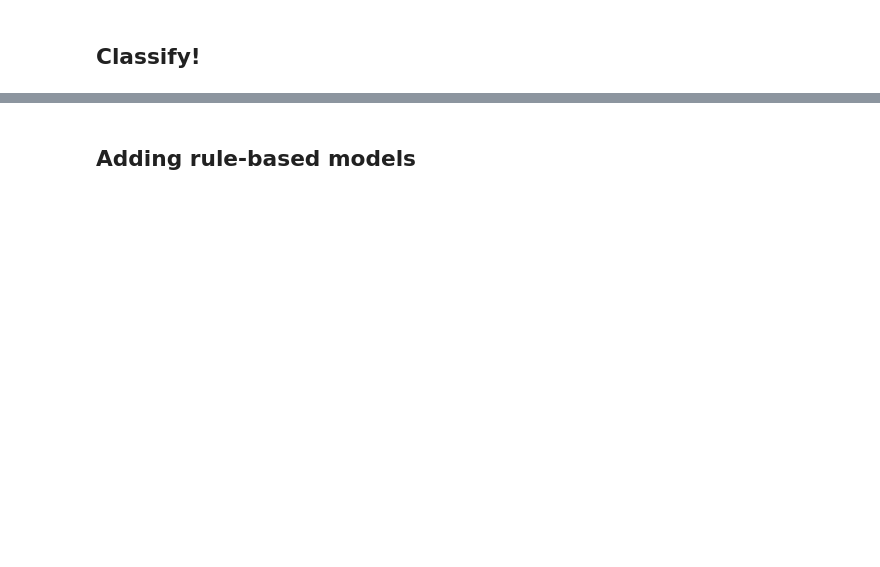
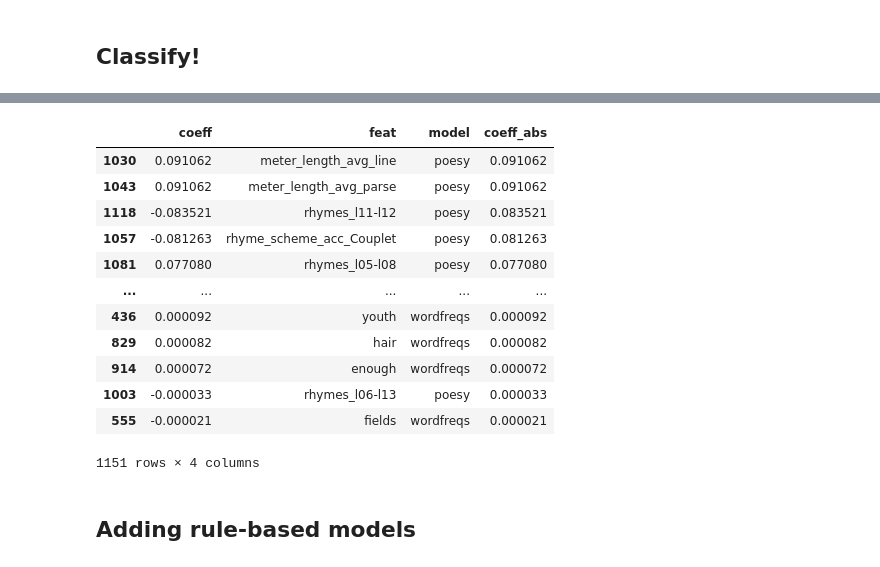
Before and after one commit to quadrismegistus/sonnetproject, a Jupyter notebook: Step3-CompareModels.ipynb, the cells around one changed output, grey strips where cells are left out. Drawn from its saved outputs; the diff is of its cells as text; code cells hidden in the pictures; blank space fills up the shorter version.

```diff
--- a/Step3-CompareModels.ipynb
+++ b/Step3-CompareModels.ipynb
@@ -188,4 +202,4 @@ for name,df in name2df.items():
             d_feats={'feat':feat,'model':name,'coeff':coef}
             ld_feats+=[d_feats]
 df_feats=pd.DataFrame(ld_feats)
-df_feats['abs(coeff)']=df_feats['coeff'].abs()
+df_feats['coeff_abs']=df_feats['coeff'].abs()
@@ -198,3 +231,20 @@ df_feats
+# %%
+# Most to least predictive features
+df_feats.sort_values('coeff_abs',ascending=False)
+# %% [output]
+|  | coeff | feat | model | coeff_abs |
+| 1030 | 0.091062 | meter_length_avg_line | poesy | 0.091062 |
+| 1043 | 0.091062 | meter_length_avg_parse | poesy | 0.091062 |
+| 1118 | -0.083521 | rhymes_l11-l12 | poesy | 0.083521 |
+| 1057 | -0.081263 | rhyme_scheme_acc_Couplet | poesy | 0.081263 |
+| 1081 | 0.077080 | rhymes_l05-l08 | poesy | 0.077080 |
+| ... | ... | ... | ... | ... |
+| 436 | 0.000092 | youth | wordfreqs | 0.000092 |
+| 829 | 0.000082 | hair | wordfreqs | 0.000082 |
+| 914 | 0.000072 | enough | wordfreqs | 0.000072 |
+| 1003 | -0.000033 | rhymes_l06-l13 | poesy | 0.000033 |
+| 555 | -0.000021 | fields | wordfreqs | 0.000021 |
+1151 rows × 4 columns
 # %% [markdown]
 ## Adding rule-based models
 # %%
```
Also changed, not shown: parts of 35 cells of this notebook, 1 other file.
